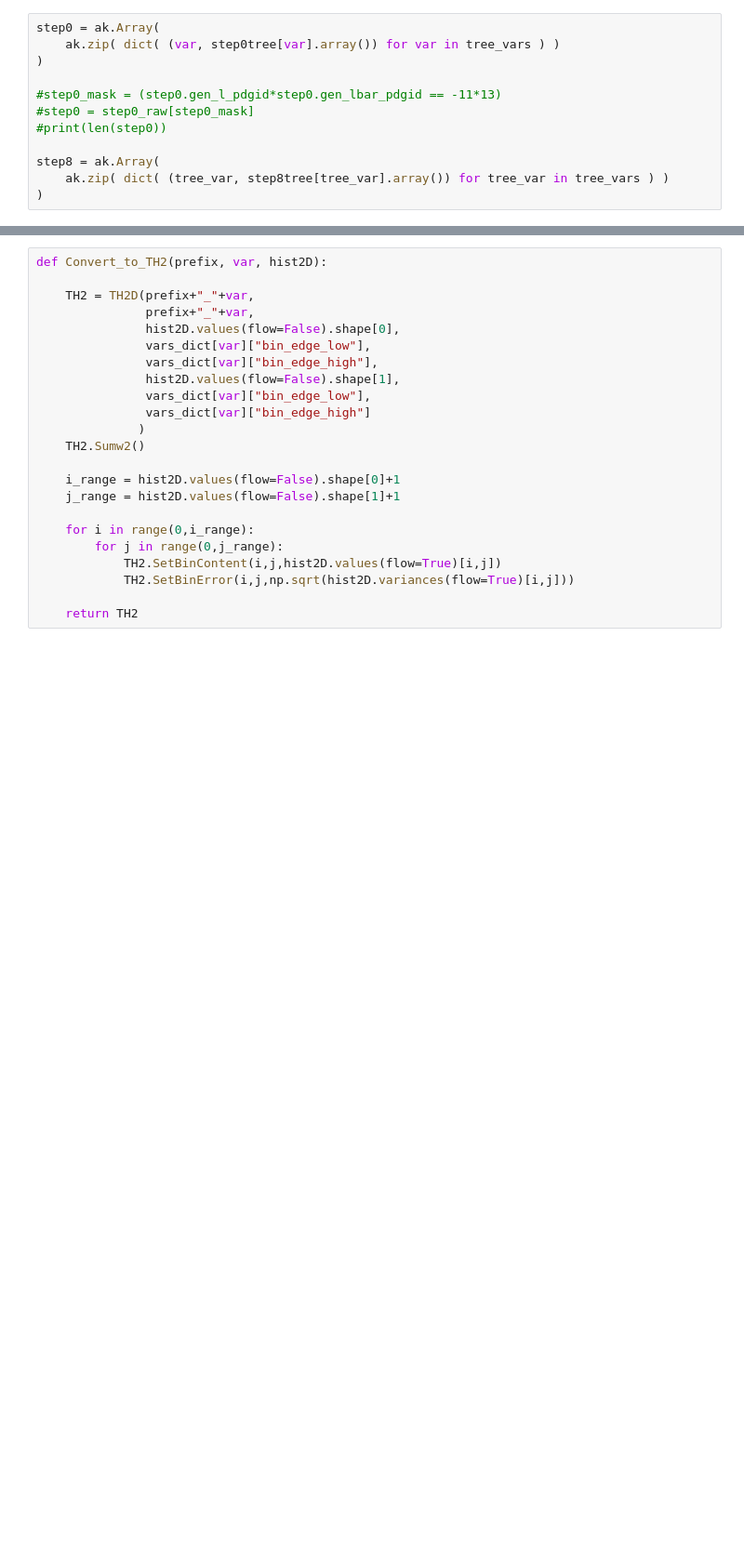
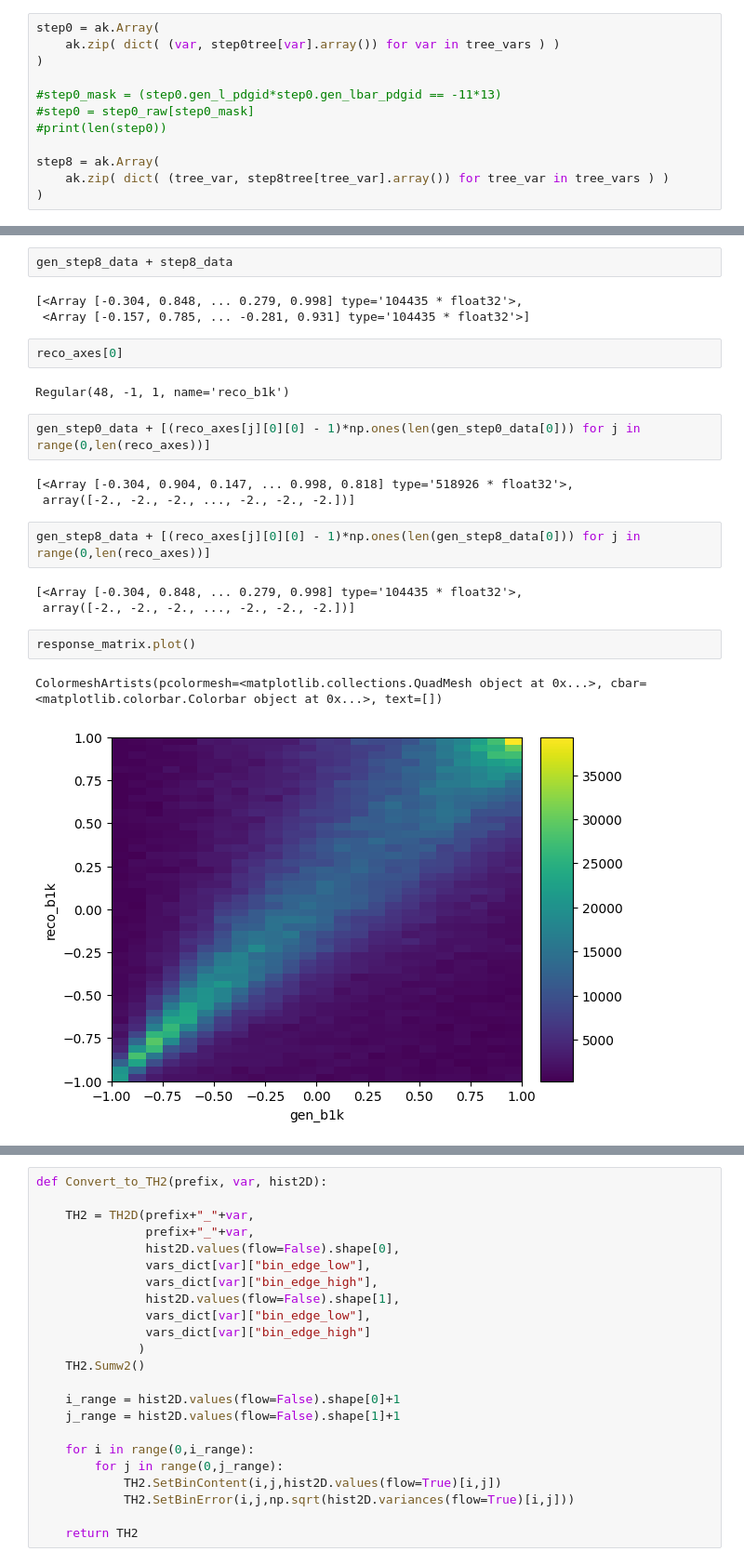
Before and after one commit to amandeephy/Unfolding_rewrite, a Jupyter notebook: Notebooks/MkHistograms.ipynb, the cells around one changed output, grey strips where cells are left out. Shown at 93% size. Cells and saved outputs as stored; diff of their text form; blank space fills up the shorter version.

```diff
--- a/Notebooks/MkHistograms.ipynb
+++ b/Notebooks/MkHistograms.ipynb
@@ -281,0 +337,24 @@ visgen_axes = [hist.axis.Regular(vars_dict["c_kk"]["n_gen_bins"], vars_dict["c_k
+# %%
+gen_step8_data + step8_data
+# %% [output]
+[<Array [-0.304, 0.848, ... 0.279, 0.998] type='104435 * float32'>,
+ <Array [-0.157, 0.785, ... -0.281, 0.931] type='104435 * float32'>]
+# %%
+reco_axes[0]
+# %% [output]
+Regular(48, -1, 1, name='reco_b1k')
+# %%
+gen_step0_data + [(reco_axes[j][0][0] - 1)*np.ones(len(gen_step0_data[0])) for j in range(0,len(reco_axes))]
+# %% [output]
+[<Array [-0.304, 0.904, 0.147, ... 0.998, 0.818] type='518926 * float32'>,
+ array([-2., -2., -2., ..., -2., -2., -2.])]
+# %%
+gen_step8_data + [(reco_axes[j][0][0] - 1)*np.ones(len(gen_step8_data[0])) for j in range(0,len(reco_axes))]
+# %% [output]
+[<Array [-0.304, 0.848, ... 0.279, 0.998] type='104435 * float32'>,
+ array([-2., -2., -2., ..., -2., -2., -2.])]
+# %%
+response_matrix.plot()
+# %% [output]
+ColormeshArtists(pcolormesh=<matplotlib.collections.QuadMesh object at 0x...>, cbar=<matplotlib.colorbar.Colorbar object at 0x...>, text=[])
+[figure, added]
```
Also changed, not shown: parts of 24 cells of this notebook, 2 other files.
